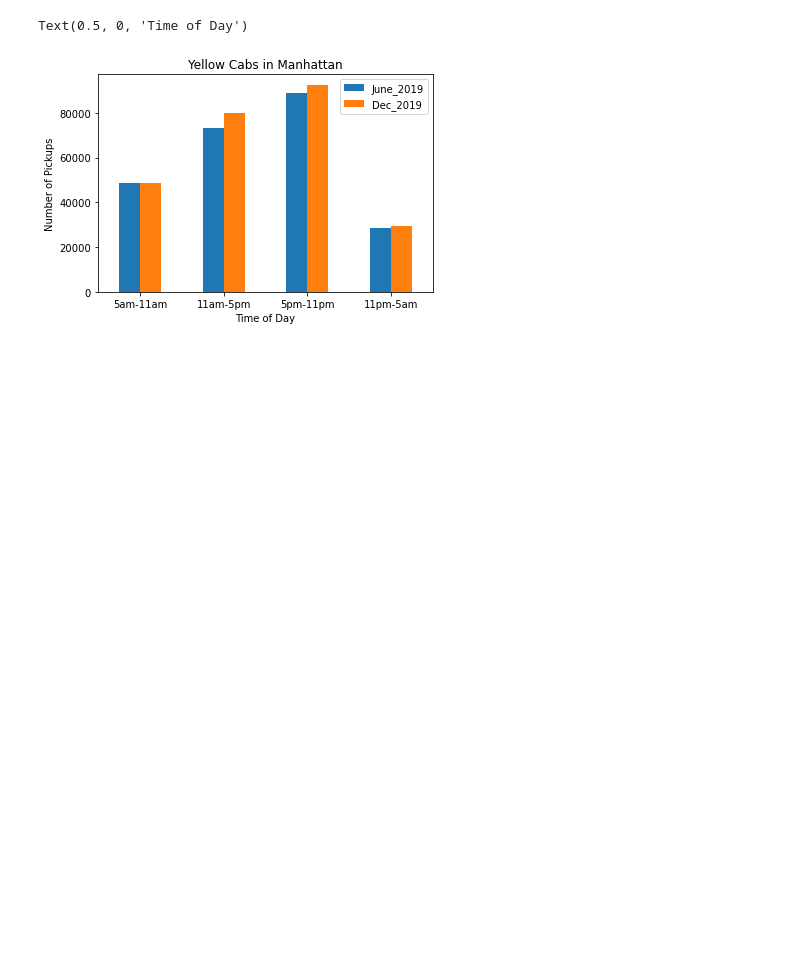
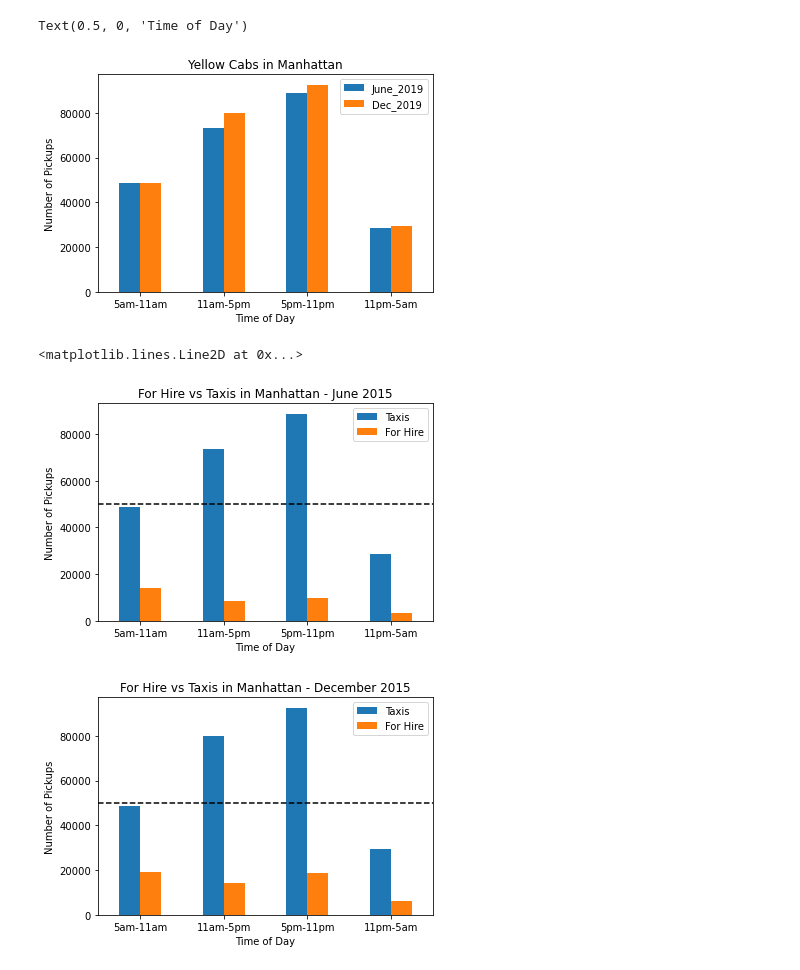
Before and after one commit to ILekawa9/Project-1, a Jupyter notebook: Popular_Ride_Share_Times.ipynb, the cells around one changed output. Cells and saved outputs as stored; diff of their text form; code cells hidden in the pictures; blank space fills up the shorter version.

```diff
--- a/Popular_Ride_Share_Times.ipynb
+++ b/Popular_Ride_Share_Times.ipynb
@@ -256,4 +324,37 @@ plt.xlabel("Time of Day")
 # %% [output]
 Text(0.5, 0, 'Time of Day')
 [figure]
+# %%
+# Plot bar chart to compare yellow cabs & for hire vehicles in June of 2015
+
+fhv_June_2015 = [fhv_june_morn_count, fhv_june_day_count, fhv_june_eve_count, fhv_june_afthrs_count]
+yt_June_2015 = [yt_june_morn_count, yt_june_day_count, yt_june_eve_count, yt_june_afthrs_count]
+index = ["5am-11am", "11am-5pm", "5pm-11pm", "11pm-5am"]
+df = pd.DataFrame({'Taxis': yt_June_2015,
+                   'For Hire': fhv_June_2015}, index=index)
+
+df.plot.bar(rot=0)
+plt.title("For Hire vs Taxis in Manhattan - June 2015")
+plt.ylabel("Number of Pickups")
+plt.xlabel("Time of Day")
+plt.axhline(y = 50000, color = '0', linestyle = 'dashed')
+
+# Plot bar chart to compare yellow cabs & for hire vehicles in December of 2015
+
+fhv_Dec_2015 = [fhv_dec_morn_count, fhv_dec_day_count, fhv_dec_eve_count, fhv_dec_afthrs_count]
+yt_Dec_2015 = [yt_dec_morn_count, yt_dec_day_count, yt_dec_eve_count, yt_dec_afthrs_count]
+index = ["5am-11am", "11am-5pm", "5pm-11pm", "11pm-5am"]
+df = pd.DataFrame({'Taxis': yt_Dec_2015,
+                   'For Hire': fhv_Dec_2015}, index=index)
+
+
+df.plot.bar(rot=0)
+plt.title("For Hire vs Taxis in Manhattan - December 2015")
+plt.ylabel("Number of Pickups")
+plt.xlabel("Time of Day")
+plt.axhline(y = 50000, color = '0', linestyle = 'dashed')
+# %% [output]
+<matplotlib.lines.Line2D at 0x...>
+[figure, added]
+[figure, added]
 # %%
```
Also changed, not shown: parts of 7 cells of this notebook.
